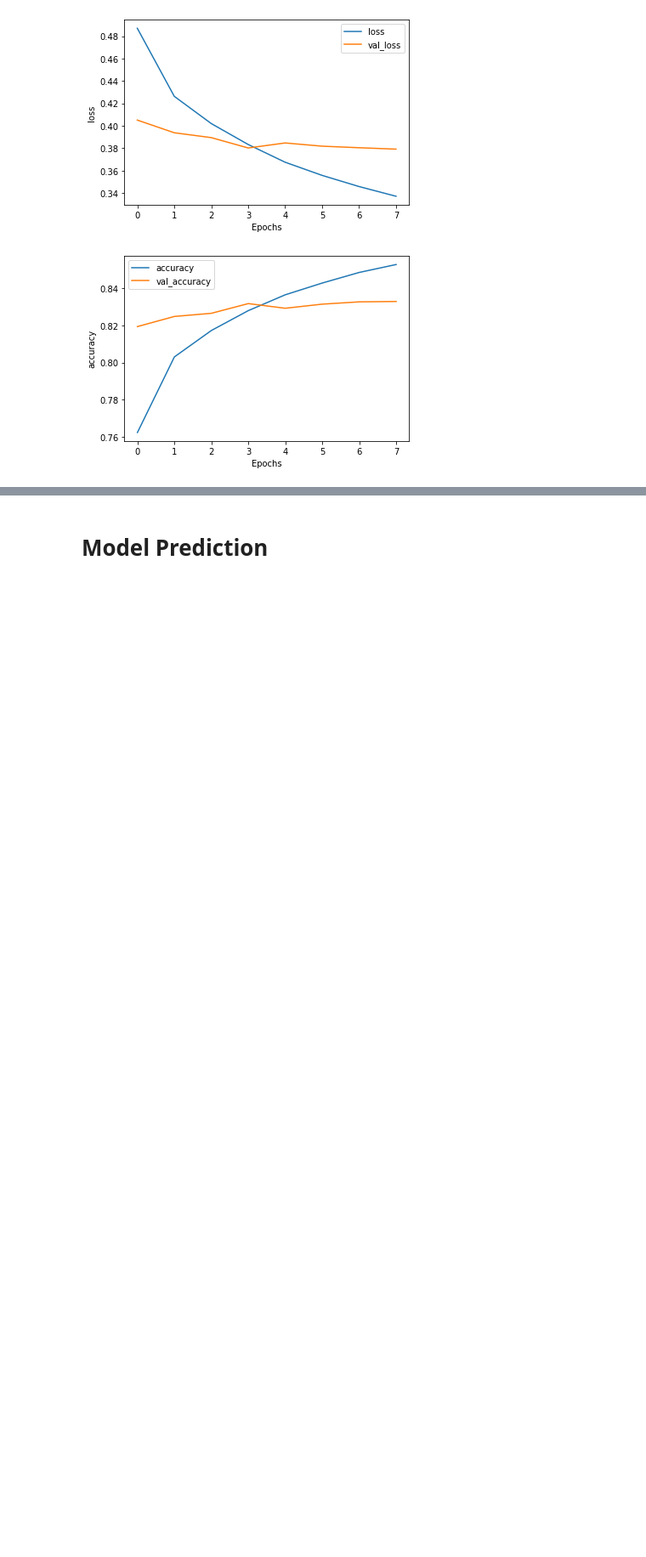
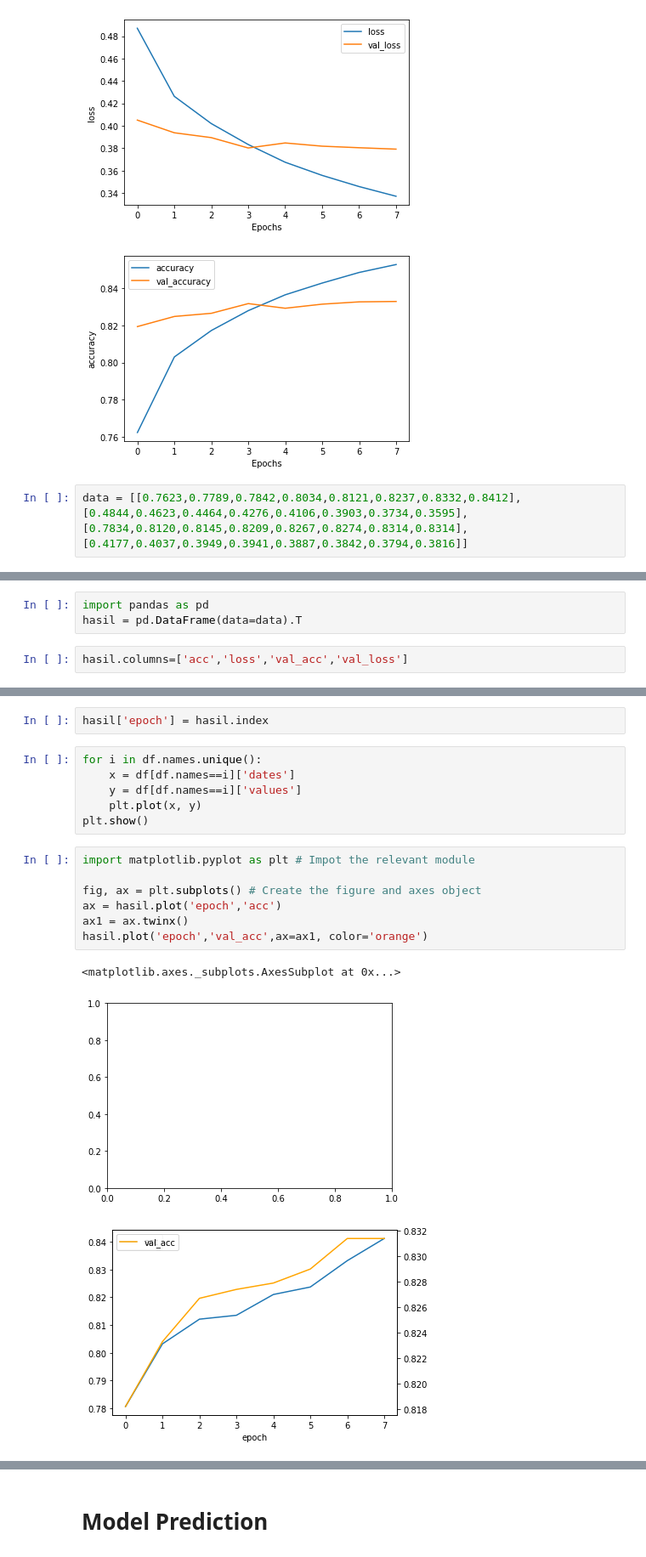
Before and after one commit to hreinaldy/election_sentiment_analysis, a Jupyter notebook: model/model.ipynb, the cells around one changed output, grey strips where cells are left out. Shown at 85% size. Drawn from its saved outputs; the diff is of its cells as text; blank space fills up the shorter version.

```diff
--- a/model/model.ipynb
+++ b/model/model.ipynb
@@ -274,3 +249,5 @@ plot_graphs(history,"accuracy")
 # %% [output]
 [figure]
 [figure]
+# %%
+data = [[0.7623,0.7789,0.7842,0.8034,0.8121,0.8237,0.8332,0.8412],[0.4844,0.4623,0.4464,0.4276,0.4106,0.3903,0.3734,0.3595],[0.7834,0.8120,0.8145,0.8209,0.8267,0.8274,0.8314,0.8314],[0.4177,0.4037,0.3949,0.3941,0.3887,0.3842,0.3794,0.3816]]
@@ -276,0 +266,5 @@ plot_graphs(history,"accuracy")
+# %%
+import pandas as pd
+hasil = pd.DataFrame(data=data).T
+# %%
+hasil.columns=['acc','loss','val_acc','val_loss']
@@ -276,0 +283,19 @@ plot_graphs(history,"accuracy")
+# %%
+hasil['epoch'] = hasil.index
+# %%
+for i in df.names.unique():
+    x = df[df.names==i]['dates']
+    y = df[df.names==i]['values']
+    plt.plot(x, y)
+plt.show()
+# %%
+import matplotlib.pyplot as plt # Impot the relevant module
+
+fig, ax = plt.subplots() # Create the figure and axes object
+ax = hasil.plot('epoch','acc')
+ax1 = ax.twinx()
+hasil.plot('epoch','val_acc',ax=ax1, color='orange')
+# %% [output]
+<matplotlib.axes._subplots.AxesSubplot at 0x...>
+[figure, added]
+[figure, added]
```
Also changed, not shown: parts of 20 cells of this notebook.
